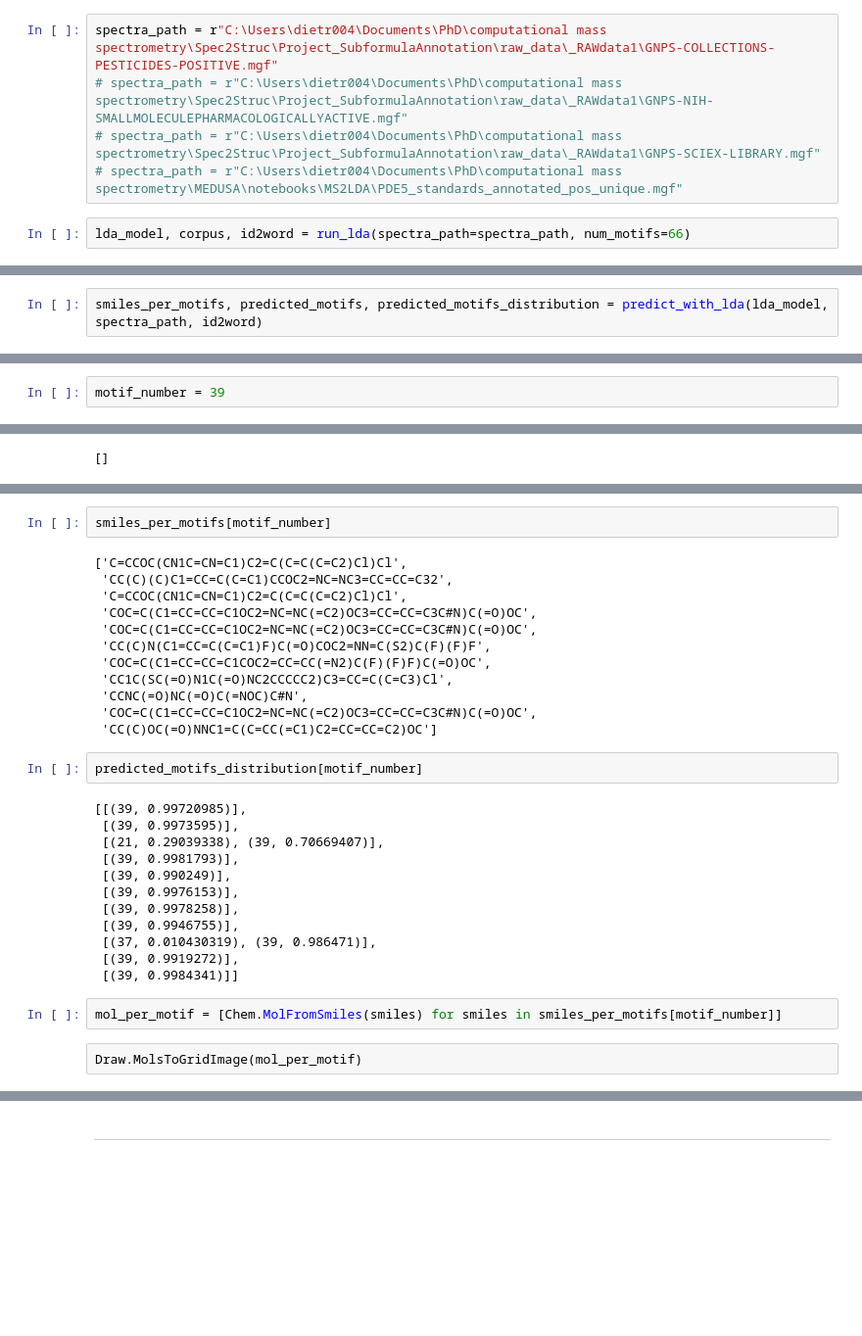
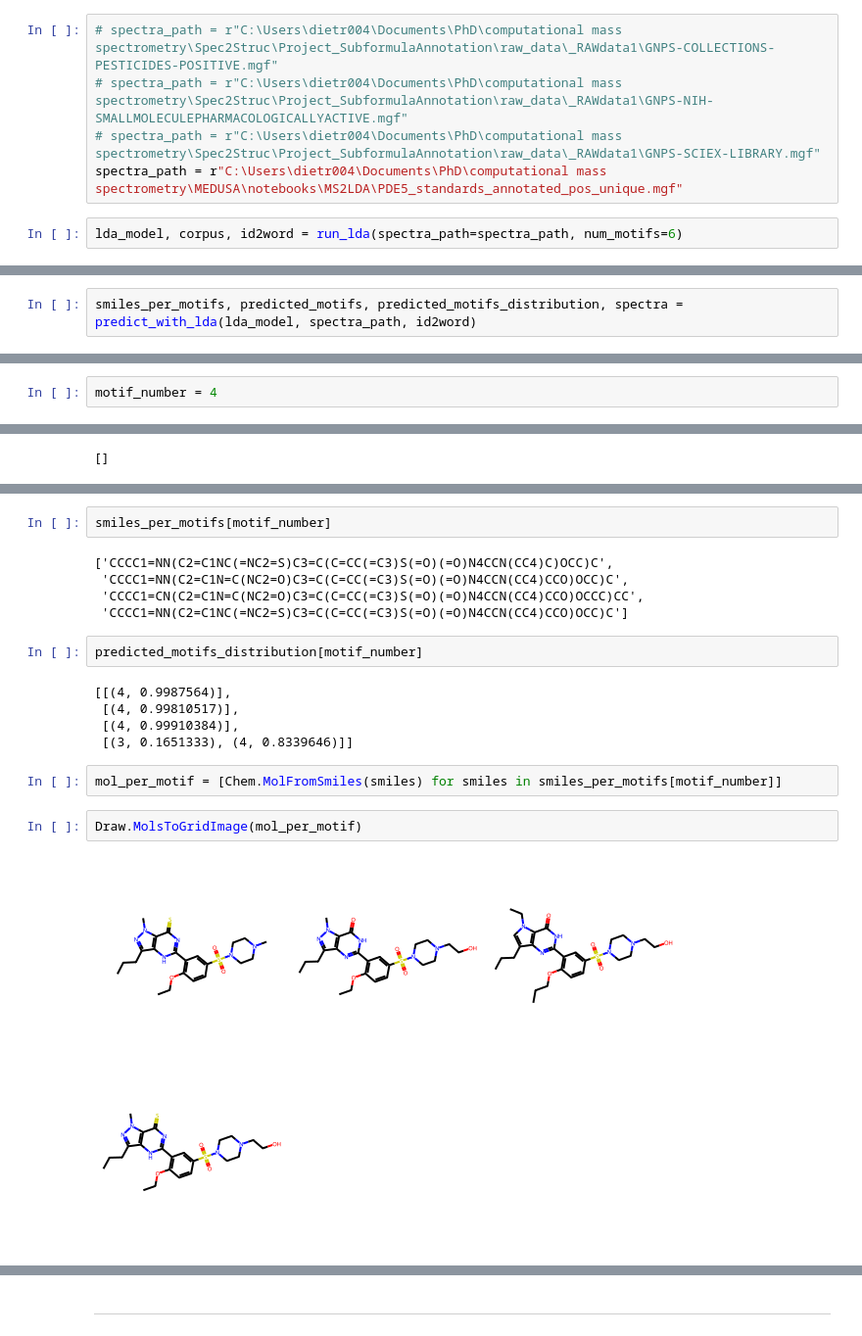
Before and after one commit to j-a-dietrich/MS2LDA_v2, a Jupyter notebook: notebooks/MS2LDA.ipynb, the cells around one changed output, grey strips where cells are left out. Shown: that part at 98% size. Drawn from its saved outputs; the diff is of its cells as text; blank space fills up the shorter version.

Commit message:
add return spectra for prediction

```diff
--- a/notebooks/MS2LDA.ipynb
+++ b/notebooks/MS2LDA.ipynb
@@ -17,12 +17,12 @@ from MS2LDA_core import predict_with_lda
 
 from SMART_annotation import annotate_motifs
 # %%
-spectra_path = r"C:\Users\dietr004\Documents\PhD\computational mass spectrometry\Spec2Struc\Project_SubformulaAnnotation\raw_data\_RAWdata1\GNPS-COLLECTIONS-PESTICIDES-POSITIVE.mgf"
+# spectra_path = r"C:\Users\dietr004\Documents\PhD\computational mass spectrometry\Spec2Struc\Project_SubformulaAnnotation\raw_data\_RAWdata1\GNPS-COLLECTIONS-PESTICIDES-POSITIVE.mgf"
 # spectra_path = r"C:\Users\dietr004\Documents\PhD\computational mass spectrometry\Spec2Struc\Project_SubformulaAnnotation\raw_data\_RAWdata1\GNPS-NIH-SMALLMOLECULEPHARMACOLOGICALLYACTIVE.mgf"
 # spectra_path = r"C:\Users\dietr004\Documents\PhD\computational mass spectrometry\Spec2Struc\Project_SubformulaAnnotation\raw_data\_RAWdata1\GNPS-SCIEX-LIBRARY.mgf"
-# spectra_path = r"C:\Users\dietr004\Documents\PhD\computational mass spectrometry\MEDUSA\notebooks\MS2LDA\PDE5_standards_annotated_pos_unique.mgf"
+spectra_path = r"C:\Users\dietr004\Documents\PhD\computational mass spectrometry\MEDUSA\notebooks\MS2LDA\PDE5_standards_annotated_pos_unique.mgf"
 # %%
-lda_model, corpus, id2word = run_lda(spectra_path=spectra_path, num_motifs=66)
+lda_model, corpus, id2word = run_lda(spectra_path=spectra_path, num_motifs=6)
 # %%
 pyLDAvis.gensim.prepare(lda_model, corpus, dictionary=lda_model.id2word)
 # %% [output]
@@ -46,5 +46,5 @@ topic
 # %%
-smiles_per_motifs, predicted_motifs, predicted_motifs_distribution = predict_with_lda(lda_model, spectra_path, id2word)
+smiles_per_motifs, predicted_motifs, predicted_motifs_distribution, spectra = predict_with_lda(lda_model, spectra_path, id2word)
 # %% [markdown]
 ---
 # %% [markdown]
@@ -119,7 +88,7 @@ n
 # %% [markdown]
 ### Known Dataset
 # %%
-motif_number = 39
+motif_number = 4
 # %%
 len(smarts_motifs[motif_number])
 # %% [output]
@@ -135,33 +104,21 @@ len(smiles_per_motifs[motif_number])
 # %%
 smiles_per_motifs[motif_number]
 # %% [output]
-['C=CCOC(CN1C=CN=C1)C2=C(C=C(C=C2)Cl)Cl',
- 'CC(C)(C)C1=CC=C(C=C1)CCOC2=NC=NC3=CC=CC=C32',
- 'C=CCOC(CN1C=CN=C1)C2=C(C=C(C=C2)Cl)Cl',
- 'COC=C(C1=CC=CC=C1OC2=NC=NC(=C2)OC3=CC=CC=C3C#N)C(=O)OC',
- 'COC=C(C1=CC=CC=C1OC2=NC=NC(=C2)OC3=CC=CC=C3C#N)C(=O)OC',
- 'CC(C)N(C1=CC=C(C=C1)F)C(=O)COC2=NN=C(S2)C(F)(F)F',
- 'COC=C(C1=CC=CC=C1COC2=CC=CC(=N2)C(F)(F)F)C(=O)OC',
- 'CC1C(SC(=O)N1C(=O)NC2CCCCC2)C3=CC=C(C=C3)Cl',
- 'CCNC(=O)NC(=O)C(=NOC)C#N',
- 'COC=C(C1=CC=CC=C1OC2=NC=NC(=C2)OC3=CC=CC=C3C#N)C(=O)OC',
- 'CC(C)OC(=O)NNC1=C(C=CC(=C1)C2=CC=CC=C2)OC']
+['CCCC1=NN(C2=C1NC(=NC2=S)C3=C(C=CC(=C3)S(=O)(=O)N4CCN(CC4)C)OCC)C',
+ 'CCCC1=NN(C2=C1N=C(NC2=O)C3=C(C=CC(=C3)S(=O)(=O)N4CCN(CC4)CCO)OCC)C',
+ 'CCCC1=CN(C2=C1N=C(NC2=O)C3=C(C=CC(=C3)S(=O)(=O)N4CCN(CC4)CCO)OCCC)CC',
+ 'CCCC1=NN(C2=C1NC(=NC2=S)C3=C(C=CC(=C3)S(=O)(=O)N4CCN(CC4)CCO)OCC)C']
 # %%
 predicted_motifs_distribution[motif_number]
 # %% [output]
-[[(39, 0.99720985)],
- [(39, 0.9973595)],
- [(21, 0.29039338), (39, 0.70669407)],
- [(39, 0.9981793)],
- [(39, 0.990249)],
- [(39, 0.9976153)],
- [(39, 0.9978258)],
- [(39, 0.9946755)],
- [(37, 0.010430319), (39, 0.986471)],
- [(39, 0.9919272)],
- [(39, 0.9984341)]]
+[[(4, 0.9987564)],
+ [(4, 0.99810517)],
+ [(4, 0.99910384)],
+ [(3, 0.1651333), (4, 0.8339646)]]
 # %%
 mol_per_motif = [Chem.MolFromSmiles(smiles) for smiles in smiles_per_motifs[motif_number]]
-# %% [raw]
-Draw.MolsToGridImage(mol_per_motif)
+# %%
+Draw.MolsToGridImage(mol_per_motif)
+# %% [output]
+[figure, added]
 # %%
```
Also changed, not shown: parts of 8 cells of this notebook, 2 other files.
